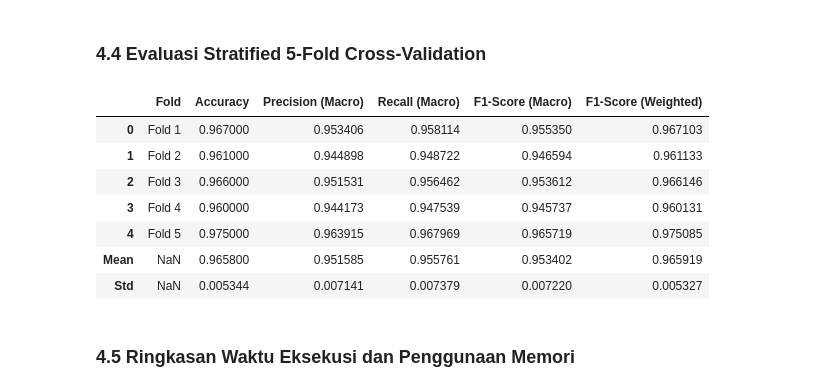
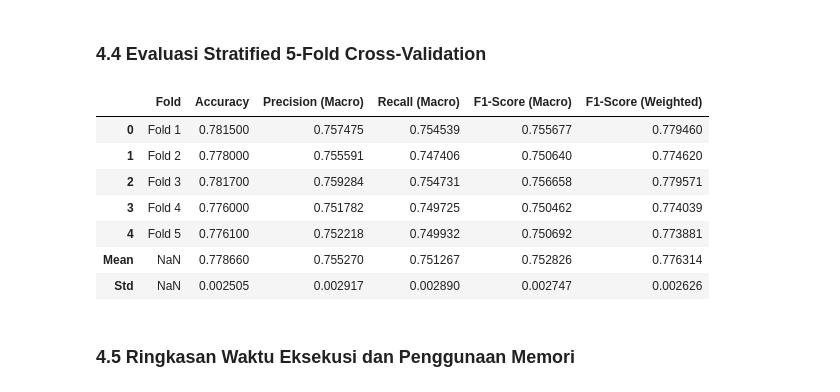
Before and after one commit to Keluarga-Cemara-Team/MachineLearningPBL, a Jupyter notebook: SVM/SVM_AntiBurnout_Sigmoid.ipynb, the cells around one changed output. Drawn from its saved outputs; the diff is of its cells as text; code cells hidden in the pictures.

```diff
--- a/SVM/SVM_AntiBurnout_Sigmoid.ipynb
+++ b/SVM/SVM_AntiBurnout_Sigmoid.ipynb
@@ -267,0 +243,11 @@ dtype: int64
+# %%
+X_train, X_test, y_train, y_test = train_test_split(
+    X,
+    y,
+    test_size=0.2,
+    random_state=42,
+    stratify=y
+)
+
+print('Dimensi X_train:', X_train.shape)
+print('Dimensi X_test :', X_test.shape)
@@ -270,24 +261,19 @@ dtype: int64
 # %%
+imputer = SimpleImputer(strategy='mean')
 scaler = StandardScaler()
 
-X_scaled = scaler.fit_transform(
-    X
+X_train = pd.DataFrame(
+    scaler.fit_transform(imputer.fit_transform(X_train)),
+    columns=X.columns,
+    index=X_train.index
 )
 
-X_scaled = pd.DataFrame(
-    X_scaled,
+X_test = pd.DataFrame(
+    scaler.transform(imputer.transform(X_test)),
     columns=X.columns,
-    index=X.index
+    index=X_test.index
 )
 
-X_train, X_test, y_train, y_test = train_test_split(
-    X_scaled,
-    y,
-    test_size=0.2,
-    random_state=42,
-    stratify=y
-)
-
-X_scaled
+X_train.head()
 # %% [output]
 |  | Age | Monthly_Income_USD | Work_Hours_Per_Week | Job_Satisfaction | Work_Life_Balance | Sleep_Hours | ... |
@@ -474,6 +445,12 @@ F1-Score (Weighted): 0.9701
 # %% [markdown]
 ### 4.4 Evaluasi Stratified 5-Fold Cross-Validation
 # %%
+cv_pipeline = Pipeline([
+    ('imputer', SimpleImputer(strategy='mean')),
+    ('scaler', StandardScaler()),
+    ('model', model)
+])
+
 cv = StratifiedKFold(
     n_splits=5,
     shuffle=True,
@@ -483,42 +460,42 @@ cv = StratifiedKFold(
 cv_scoring = {
     'accuracy': 'accuracy',
     'precision_macro': 'precision_macro',
     'recall_macro': 'recall_macro',
     'f1_macro': 'f1_macro',
     'f1_weighted': 'f1_weighted'
 }
 
 cv_results = cross_validate(
-    model,
-    X_scaled,
+    cv_pipeline,
+    X,
     y,
     cv=cv,
     scoring=cv_scoring
 )
 
 df_cv = pd.DataFrame(
     {
         'Fold': [f'Fold {i+1}' for i in range(5)],
         'Accuracy': cv_results['test_accuracy'],
         'Precision (Macro)': cv_results['test_precision_macro'],
         'Recall (Macro)': cv_results['test_recall_macro'],
         'F1-Score (Macro)': cv_results['test_f1_macro'],
         'F1-Score (Weighted)': cv_results['test_f1_weighted']
     }
 )
 
 df_cv.loc['Mean'] = df_cv.mean(numeric_only=True)
 df_cv.loc['Std'] = df_cv.std(numeric_only=True)
 df_cv
 # %% [output]
 |  | Fold | Accuracy | Precision (Macro) | Recall (Macro) | F1-Score (Macro) | F1-Score (Weighted) |
-| 0 | Fold 1 | 0.967000 | 0.953406 | 0.958114 | 0.955350 | 0.967103 |
-| 1 | Fold 2 | 0.961000 | 0.944898 | 0.948722 | 0.946594 | 0.961133 |
-| 2 | Fold 3 | 0.966000 | 0.951531 | 0.956462 | 0.953612 | 0.966146 |
-| 3 | Fold 4 | 0.960000 | 0.944173 | 0.947539 | 0.945737 | 0.960131 |
-| 4 | Fold 5 | 0.975000 | 0.963915 | 0.967969 | 0.965719 | 0.975085 |
-| Mean | NaN | 0.965800 | 0.951585 | 0.955761 | 0.953402 | 0.965919 |
-| Std | NaN | 0.005344 | 0.007141 | 0.007379 | 0.007220 | 0.005327 |
+| 0 | Fold 1 | 0.781500 | 0.757475 | 0.754539 | 0.755677 | 0.779460 |
+| 1 | Fold 2 | 0.778000 | 0.755591 | 0.747406 | 0.750640 | 0.774620 |
+| 2 | Fold 3 | 0.781700 | 0.759284 | 0.754731 | 0.756658 | 0.779571 |
+| 3 | Fold 4 | 0.776000 | 0.751782 | 0.749725 | 0.750462 | 0.774039 |
+| 4 | Fold 5 | 0.776100 | 0.752218 | 0.749932 | 0.750692 | 0.773881 |
+| Mean | NaN | 0.778660 | 0.755270 | 0.751267 | 0.752826 | 0.776314 |
+| Std | NaN | 0.002505 | 0.002917 | 0.002890 | 0.002747 | 0.002626 |
 # %% [markdown]
 ### 4.5 Ringkasan Waktu Eksekusi dan Penggunaan Memori
 # %%
```
Also changed, not shown: parts of 23 cells of this notebook, 39 other files.
